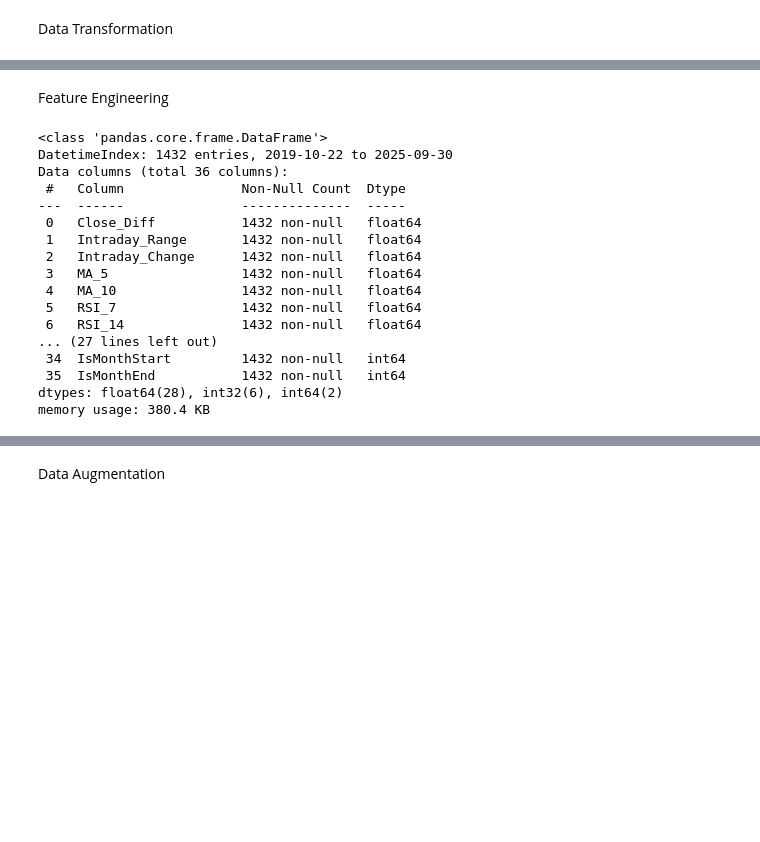
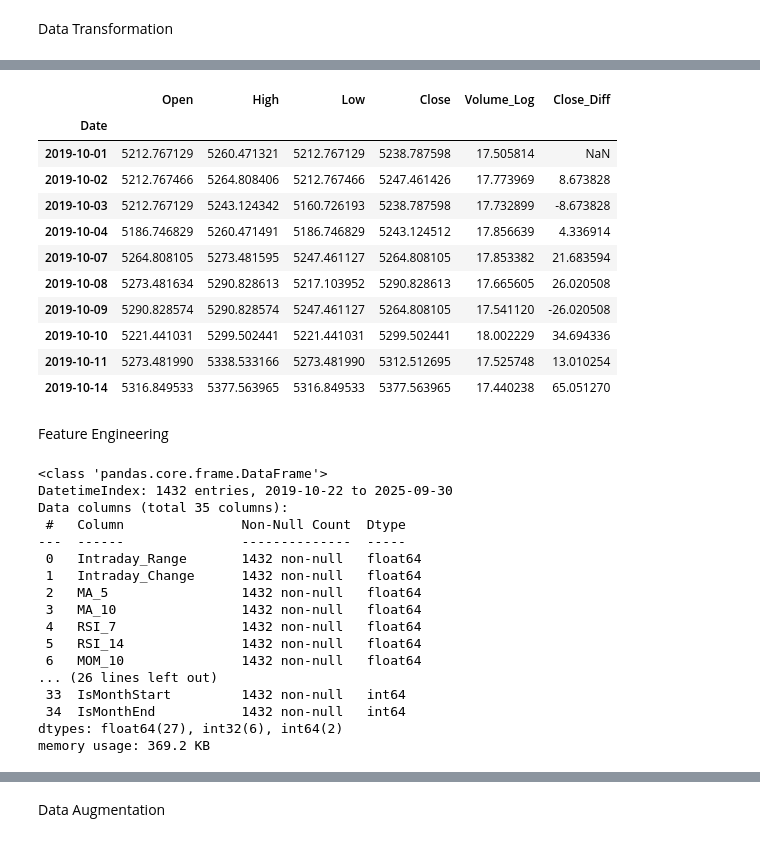
Before and after one commit to MartinoSimatupang/Skripsi-Martino-Simatupang, a Jupyter notebook: Model Random Forest-Bayesian Optimization.ipynb, the cells around one changed output, grey strips where cells are left out. Saved outputs shown, nothing was run; the diff lists cells and outputs as text; code cells hidden in the pictures; blank space fills up the shorter version.

```diff
--- a/Model Random Forest-Bayesian Optimization.ipynb
+++ b/Model Random Forest-Bayesian Optimization.ipynb
@@ -323,28 +334,42 @@ Data Transformation
+# %%
+df_awal.head(10)
+# %% [output]
+|  | Open | High | Low | Close | Volume_Log | Close_Diff |
+| Date |  |  |  |  |  |  |
+| 2019-10-01 | 5212.767129 | 5260.471321 | 5212.767129 | 5238.787598 | 17.505814 | NaN |
+| 2019-10-02 | 5212.767466 | 5264.808406 | 5212.767466 | 5247.461426 | 17.773969 | 8.673828 |
+| 2019-10-03 | 5212.767129 | 5243.124342 | 5160.726193 | 5238.787598 | 17.732899 | -8.673828 |
+| 2019-10-04 | 5186.746829 | 5260.471491 | 5186.746829 | 5243.124512 | 17.856639 | 4.336914 |
+| 2019-10-07 | 5264.808105 | 5273.481595 | 5247.461127 | 5264.808105 | 17.853382 | 21.683594 |
+| 2019-10-08 | 5273.481634 | 5290.828613 | 5217.103952 | 5290.828613 | 17.665605 | 26.020508 |
+| 2019-10-09 | 5290.828574 | 5290.828574 | 5247.461127 | 5264.808105 | 17.541120 | -26.020508 |
+| 2019-10-10 | 5221.441031 | 5299.502441 | 5221.441031 | 5299.502441 | 18.002229 | 34.694336 |
+| 2019-10-11 | 5273.481990 | 5338.533166 | 5273.481990 | 5312.512695 | 17.525748 | 13.010254 |
+| 2019-10-14 | 5316.849533 | 5377.563965 | 5316.849533 | 5377.563965 | 17.440238 | 65.051270 |
 # %% [markdown]
 Feature Engineering
 # %%
 # Membentuk variabel lag
-def create_lagged_features(data_olahan):
-    df_fitur = pd.DataFrame(index=data_olahan.index)
+def create_lagged_features(df_awal):
+    df_fitur = pd.DataFrame(index=df_awal.index)
 
-    df_fitur['Close_Diff'] = data_olahan['Close'].diff(1)
-    df_fitur['Intraday_Range'] = data_olahan['High'] - data_olahan['Low']
-    df_fitur['Intraday_Change'] = data_olahan['Close'] - data_olahan['Open']
-    df_fitur['MA_5'] = talib.MA(data_olahan['Close'], timeperiod=5)
-    df_fitur['MA_10'] = talib.MA(data_olahan['Close'], timeperiod=10)
-    df_fitur['RSI_7'] = talib.RSI(data_olahan['Close'], timeperiod=7)
-    df_fitur['RSI_14'] = talib.RSI(data_olahan['Close'], timeperiod=14)
-    df_fitur['MOM_10'] = talib.MOM(data_olahan['Close'], timeperiod=10)
-    df_fitur['ROC_10'] = talib.ROC(data_olahan['Close'], timeperiod=10)
-    df_fitur['ATR_14'] = talib.ATR(data_olahan['High'], data_olahan['Low'], data_olahan['Close'], timeperiod=14)
-    df_fitur['Volatility_10'] = df_fitur['Close_Diff'].rolling(window=10).std()
+    df_fitur['Intraday_Range'] = df_awal['High'] - df_awal['Low']
+    df_fitur['Intraday_Change'] = df_awal['Close'] - df_awal['Open']
+    df_fitur['MA_5'] = talib.MA(df_awal['Close'], timeperiod=5)
+    df_fitur['MA_10'] = talib.MA(df_awal['Close'], timeperiod=10)
+    df_fitur['RSI_7'] = talib.RSI(df_awal['Close'], timeperiod=7)
+    df_fitur['RSI_14'] = talib.RSI(df_awal['Close'], timeperiod=14)
+    df_fitur['MOM_10'] = talib.MOM(df_awal['Close'], timeperiod=10)
+    df_fitur['ROC_10'] = talib.ROC(df_awal['Close'], timeperiod=10)
+    df_fitur['ATR_14'] = talib.ATR(df_awal['High'], df_awal['Low'], df_awal['Close'], timeperiod=14)
+    df_fitur['Volatility_10'] = df_awal['Close_Diff'].rolling(window=10).std()
 
-    df_fitur['Open_t-1'] = data_olahan['Open'].shift(1)
-    df_fitur['High_t-1'] = data_olahan['High'].shift(1)
-    df_fitur['Low_t-1'] = data_olahan['Low'].shift(1)
-    df_fitur['Close_t-1'] = data_olahan['Close'].shift(1)
-    df_fitur['Volume_Log_t-1'] = data_olahan['Volume_Log'].shift(1)
-    df_fitur['Close_Diff_t-1'] = df_fitur['Close_Diff'].shift(1)
+    df_fitur['Open_t-1'] = df_awal['Open'].shift(1)
+    df_fitur['High_t-1'] = df_awal['High'].shift(1)
+    df_fitur['Low_t-1'] = df_awal['Low'].shift(1)
+    df_fitur['Close_t-1'] = df_awal['Close'].shift(1)
+    df_fitur['Volume_Log_t-1'] = df_awal['Volume_Log'].shift(1)
+    df_fitur['Close_Diff_t-1'] = df_awal['Close_Diff'].shift(1)
     df_fitur['Intraday_Range_t-1'] = df_fitur['Intraday_Range'].shift(1)
     df_fitur['Intraday_Change_t-1'] = df_fitur['Intraday_Change'].shift(1)
     df_fitur['MA_5_t-1'] = df_fitur['MA_5'].shift(1)
@@ -373,28 +398,28 @@ def create_lagged_features(data_olahan):
     return df_fitur
 
 # Menggabungkan Variabel Tambahan ke dalam Data Olahan
-df_fitur = create_lagged_features(data)
+df_fitur = create_lagged_features(df_awal)
 
 # Melihat Informasi Umum Terbaru dari Dara Olahan
 df_fitur.info()
 # %% [output]
 <class 'pandas.core.frame.DataFrame'>
 DatetimeIndex: 1432 entries, 2019-10-22 to 2025-09-30
-Data columns (total 36 columns):
+Data columns (total 35 columns):
  #   Column               Non-Null Count  Dtype
 ---  ------               --------------  -----
- 0   Close_Diff           1432 non-null   float64
- 1   Intraday_Range       1432 non-null   float64
- 2   Intraday_Change      1432 non-null   float64
- 3   MA_5                 1432 non-null   float64
- 4   MA_10                1432 non-null   float64
- 5   RSI_7                1432 non-null   float64
- 6   RSI_14               1432 non-null   float64
-... (27 lines left out)
- 34  IsMonthStart         1432 non-null   int64
- 35  IsMonthEnd           1432 non-null   int64
-dtypes: float64(28), int32(6), int64(2)
-memory usage: 380.4 KB
+ 0   Intraday_Range       1432 non-null   float64
+ 1   Intraday_Change      1432 non-null   float64
+ 2   MA_5                 1432 non-null   float64
+ 3   MA_10                1432 non-null   float64
+ 4   RSI_7                1432 non-null   float64
+ 5   RSI_14               1432 non-null   float64
+ 6   MOM_10               1432 non-null   float64
+... (26 lines left out)
+ 33  IsMonthStart         1432 non-null   int64
+ 34  IsMonthEnd           1432 non-null   int64
+dtypes: float64(27), int32(6), int64(2)
+memory usage: 369.2 KB
 # %%
 df_fitur.head(5)
 # %% [output]
```
Also changed, not shown: parts of 22 cells of this notebook.
